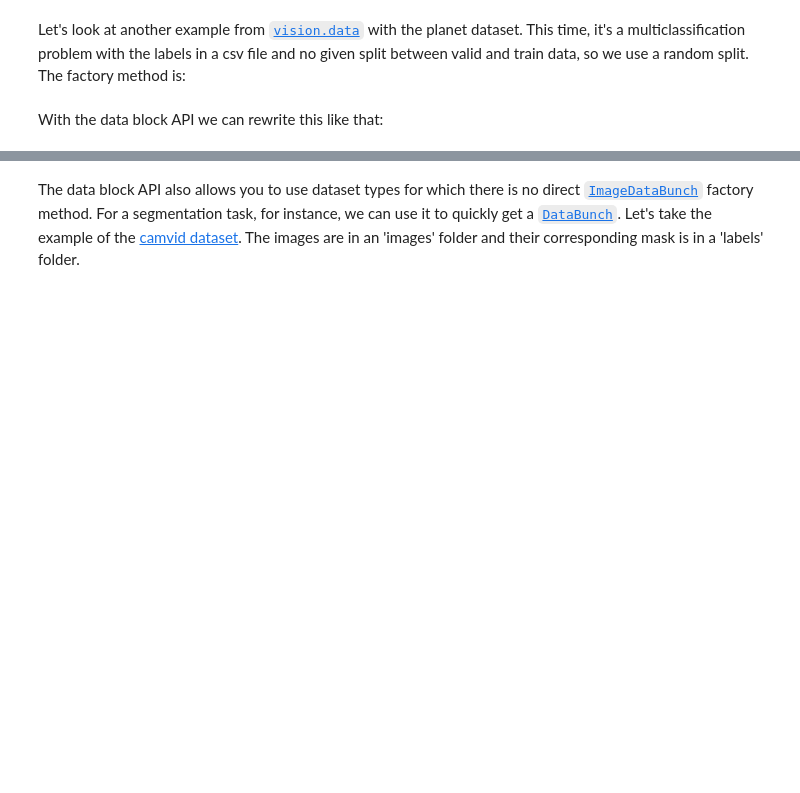
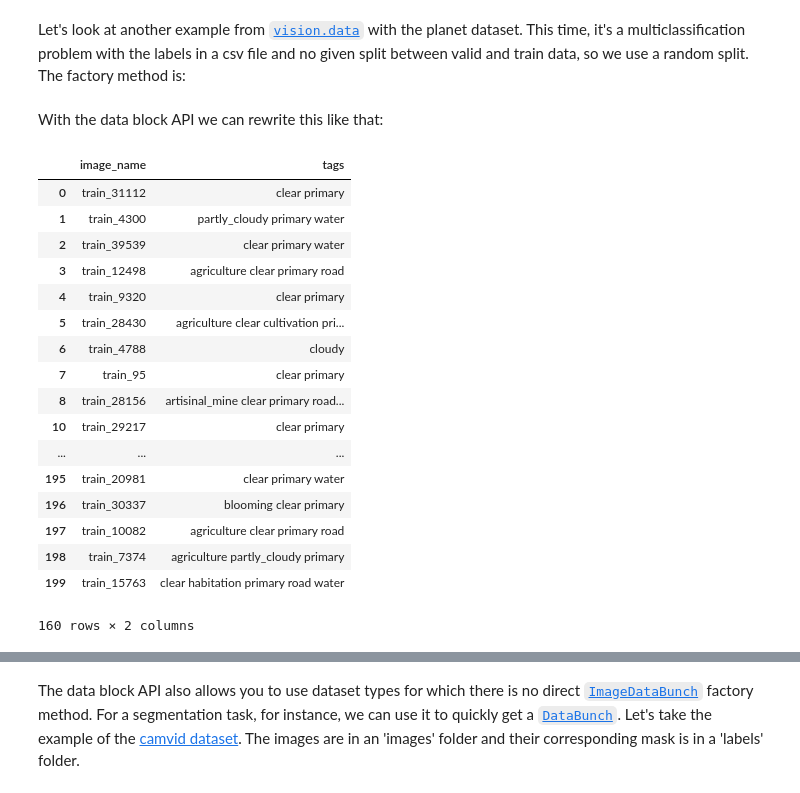
Before and after one commit to zhaoshaojun/fastai, a Jupyter notebook: docs_src/data_block.ipynb, the cells around one changed output, grey strips where cells are left out. Cells and saved outputs as stored; diff of their text form; code cells hidden in the pictures; blank space fills up the shorter version.

```diff
--- a/docs_src/data_block.ipynb
+++ b/docs_src/data_block.ipynb
@@ -65,6 +66,31 @@ planet_tfms = get_transforms(flip_vert=True, max_lighting=0.1, max_zoom=1.05, ma
 data = ImageDataBunch.from_csv(planet, folder='train', size=128, suffix='.jpg', sep = ' ', ds_tfms=planet_tfms)
 # %% [markdown]
 With the data block API we can rewrite this like that:
+# %%
+data = (ImageItemList.from_csv(planet, 'labels.csv', folder='train', suffix='.jpg')
+        #Where to find the data? -> in planet 'train' folder
+        .random_split_by_pct())
+# %%
+data.train.xtra
+# %% [output]
+|  | image_name | tags |
+| 0 | train_31112 | clear primary |
+| 1 | train_4300 | partly_cloudy primary water |
+| 2 | train_39539 | clear primary water |
+| 3 | train_12498 | agriculture clear primary road |
+| 4 | train_9320 | clear primary |
+| 5 | train_28430 | agriculture clear cultivation pri... |
+| 6 | train_4788 | cloudy |
+| 7 | train_95 | clear primary |
+| 8 | train_28156 | artisinal_mine clear primary road... |
+| 10 | train_29217 | clear primary |
+| ... | ... | ... |
+| 195 | train_20981 | clear primary water |
+| 196 | train_30337 | blooming clear primary |
+| 197 | train_10082 | agriculture clear primary road |
+| 198 | train_7374 | agriculture partly_cloudy primary |
+| 199 | train_15763 | clear habitation primary road water |
+160 rows × 2 columns
 # %%
 data = (ImageItemList.from_csv(planet, 'labels.csv', folder='train', suffix='.jpg')
         #Where to find the data? -> in planet 'train' folder
```
Also changed, not shown: parts of 6 cells of this notebook, 3 other files.
